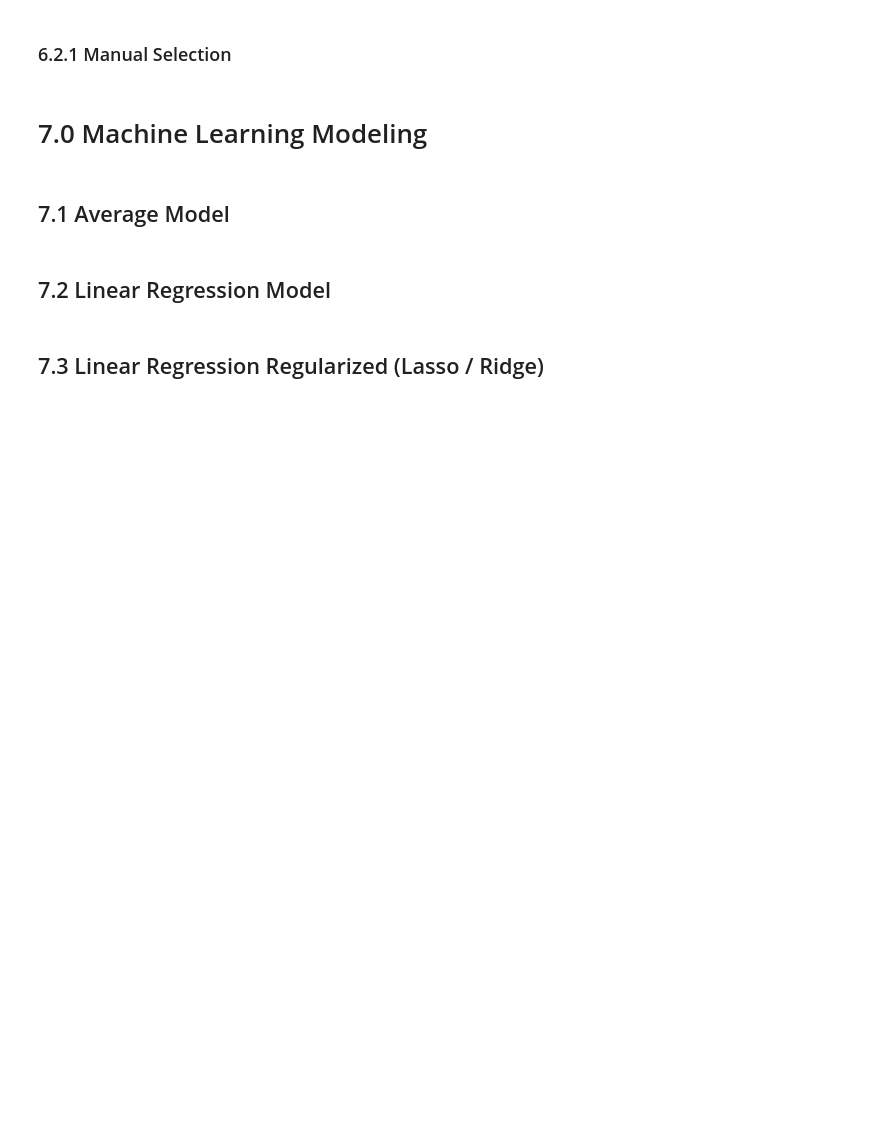
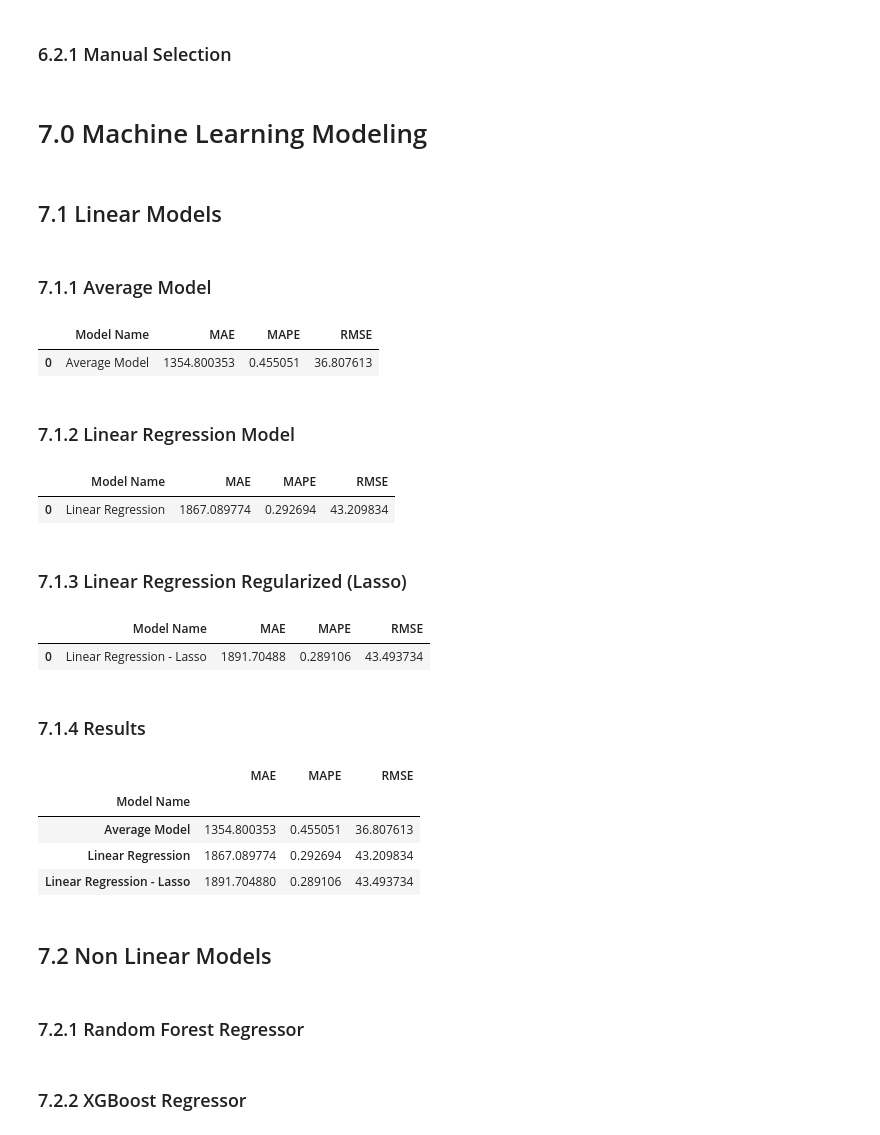
Before and after one commit to iury-repo/rossman-sales, a Jupyter notebook: notebooks/v01_store_sales_prediction.ipynb, the cells around one changed output. Cells and saved outputs as stored; diff of their text form; code cells hidden in the pictures; blank space fills up the shorter version.

```diff
--- a/notebooks/v01_store_sales_prediction.ipynb
+++ b/notebooks/v01_store_sales_prediction.ipynb
@@ -867,21 +1105,67 @@ cols_not_selected_boruta = [
 # %%
 x_train = X_train[cols_selected_boruta]
 x_test = X_test[cols_selected_boruta]
+# %% [markdown]
+## 7.1 Linear Models
 # %% [markdown]
-## 7.1 Average Model
+### 7.1.1 Average Model
 # %%
-# aux1 = x_test.copy()
-# aux1['sales'] = y_test.copy()
+aux1 = x_test.copy()
+aux1['sales'] = y_test.copy()
 
-# # Predictions
-# aux2 = aux1[['store', 'sales']].groupby('store').mean().reset_index().rename(columns={'sales': 'predictions'})
-# aux1 = pd.merge(aux1, aux2, how = 'left', on = 'store')
-# yhat_baseline = aux1['predictions']
+# Predictions
+aux2 = aux1[['store', 'sales']].groupby('store').mean().reset_index().rename(columns={'sales': 'predictions'})
+aux1 = pd.merge(aux1, aux2, how = 'left', on = 'store')
+yhat_baseline = aux1['predictions']
 
-# # Performance
-
-# baseline_results = ml_error('Average Model', np.expm1(y_test), np.expm1(yhat_baseline))
+# Performance
+baseline_results = ml_error('Average Model', np.expm1(y_test), np.expm1(yhat_baseline))
+baseline_results
+# %% [output]
+|  | Model Name | MAE | MAPE | RMSE |
+| 0 | Average Model | 1354.800353 | 0.455051 | 36.807613 |
 # %% [markdown]
-## 7.2 Linear Regression Model
+### 7.1.2 Linear Regression Model
+# %%
+# Model
+lr = LinearRegression()
+
+# Fit / Predict
+yhat_lr = lr.fit(x_train, y_train).predict(x_test)
+
+# Performance
+lr_result = ml_error('Linear Regression', np.expm1(y_test), np.expm1(yhat_lr))
+lr_result
+# %% [output]
+|  | Model Name | MAE | MAPE | RMSE |
+| 0 | Linear Regression | 1867.089774 | 0.292694 | 43.209834 |
 # %% [markdown]
-## 7.3 Linear Regression Regularized (Lasso / Ridge)
+### 7.1.3 Linear Regression Regularized (Lasso)
+# %%
+# Model
+lr_lasso = Lasso(alpha=0.01)
+
+# Fit / Predict
+yhat_lr_lasso = lr_lasso.fit(x_train, y_train).predict(x_test)
+
+# Performance
+lasso_result = ml_error('Linear Regression - Lasso', np.expm1(y_test), np.expm1(yhat_lr_lasso))
+lasso_result
+# %% [output]
+|  | Model Name | MAE | MAPE | RMSE |
+| 0 | Linear Regression - Lasso | 1891.70488 | 0.289106 | 43.493734 |
+# %% [markdown]
+### 7.1.4 Results
+# %%
+linear_models = pd.concat([baseline_results, lr_result, lasso_result]).set_index('Model Name').sort_values(by='RMSE')
+linear_models
+# %% [output]
+|  | MAE | MAPE | RMSE |
+| Model Name |  |  |  |
+| Average Model | 1354.800353 | 0.455051 | 36.807613 |
+| Linear Regression | 1867.089774 | 0.292694 | 43.209834 |
+| Linear Regression - Lasso | 1891.704880 | 0.289106 | 43.493734 |
+# %% [markdown]
+## 7.2 Non Linear Models
+# %% [markdown]
+### 7.2.1 Random Forest Regressor
@@ -887,0 +1184,2 @@ x_test = X_test[cols_selected_boruta]
+# %% [markdown]
+### 7.2.2 XGBoost Regressor
```
Also changed, not shown: parts of 56 cells of this notebook.
